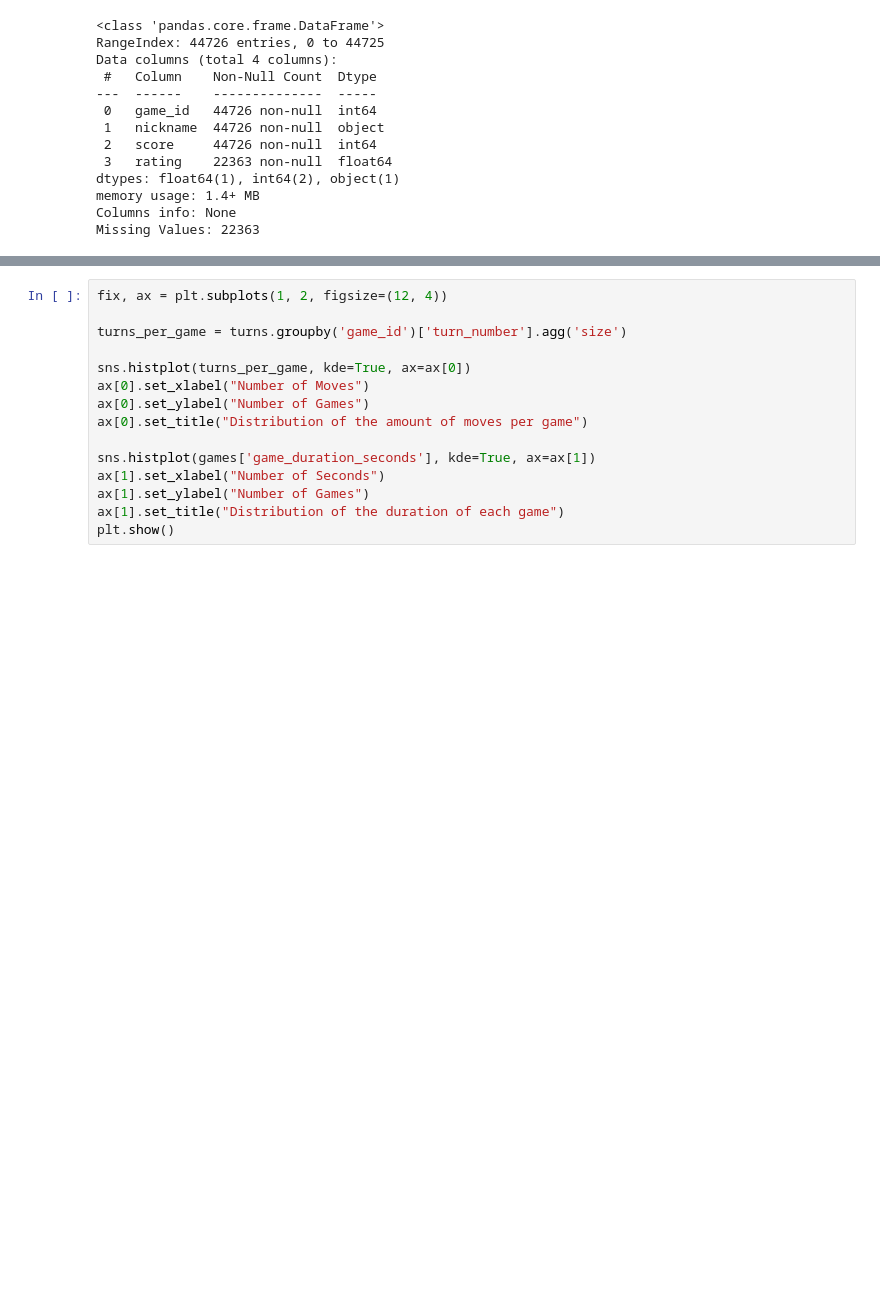
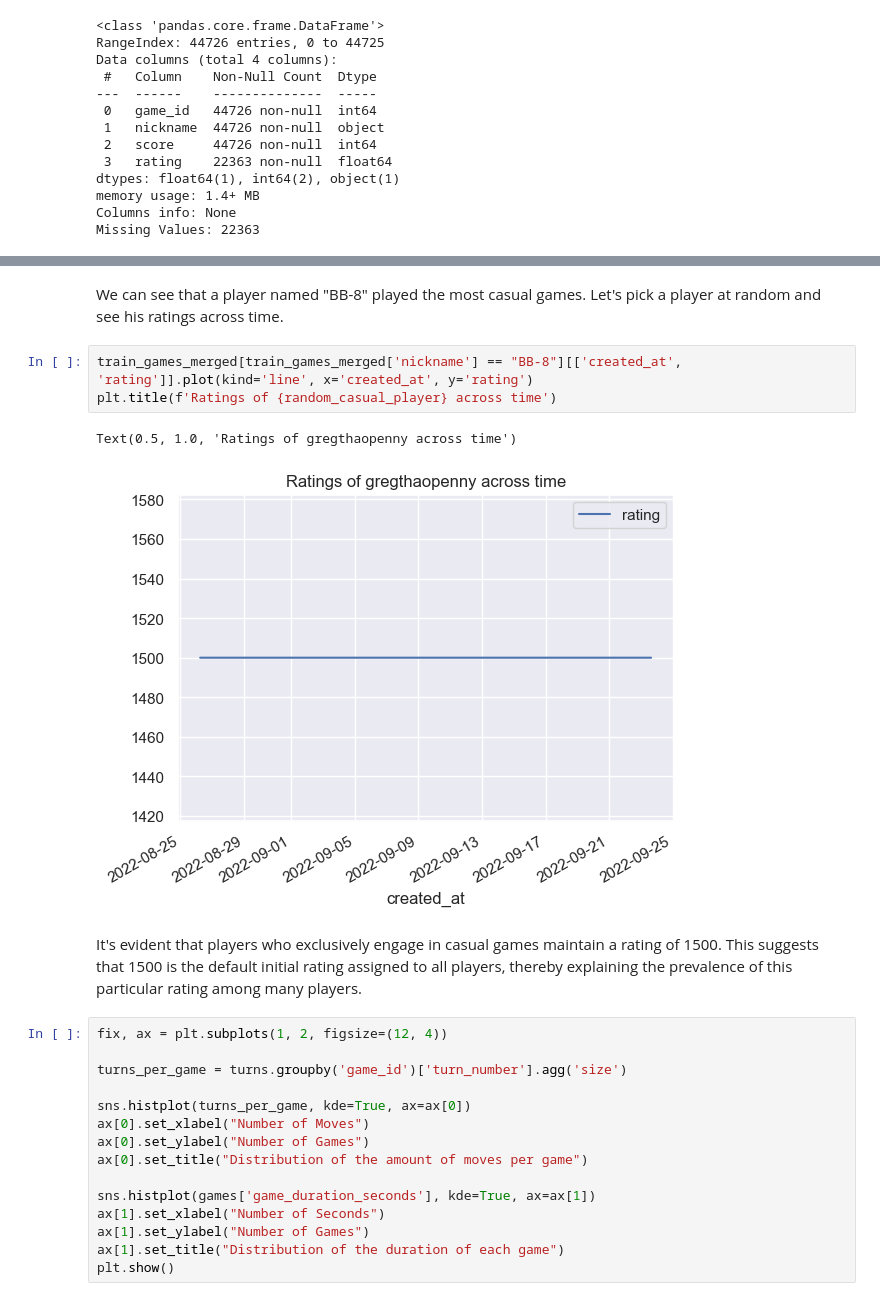
Before and after one commit to IdanBibi/Scrabble, a Jupyter notebook: Scrabble_EDA.ipynb, the cells around one changed output, grey strips where cells are left out. Drawn from its saved outputs; the diff is of its cells as text; blank space fills up the shorter version.

```diff
--- a/Scrabble_EDA.ipynb
+++ b/Scrabble_EDA.ipynb
@@ -94,3 +161,13 @@ Missing Values: 22363
+# %% [markdown]
+We can see that a player named "BB-8" played the most casual games. Let's pick a player at random and see his ratings across time.
+# %%
+train_games_merged[train_games_merged['nickname'] == "BB-8"][['created_at', 'rating']].plot(kind='line', x='created_at', y='rating')
+plt.title(f'Ratings of {random_casual_player} across time')
+# %% [output]
+Text(0.5, 1.0, 'Ratings of gregthaopenny across time')
+[figure, added]
+# %% [markdown]
+It's evident that players who exclusively engage in casual games maintain a rating of 1500. This suggests that 1500 is the default initial rating assigned to all players, thereby explaining the prevalence of this particular rating among many players.
 # %%
 fix, ax = plt.subplots(1, 2, figsize=(12, 4))
 
```
Also changed, not shown: parts of 27 cells of this notebook.
